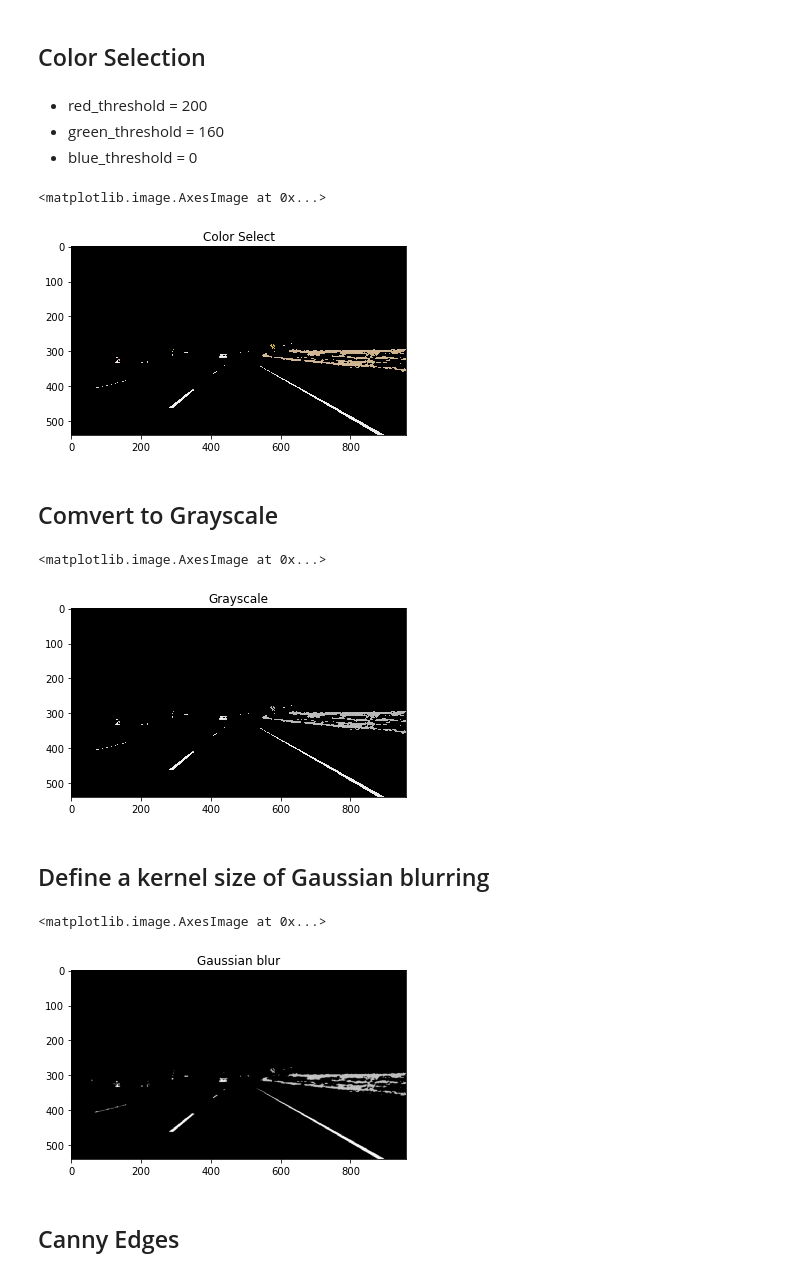
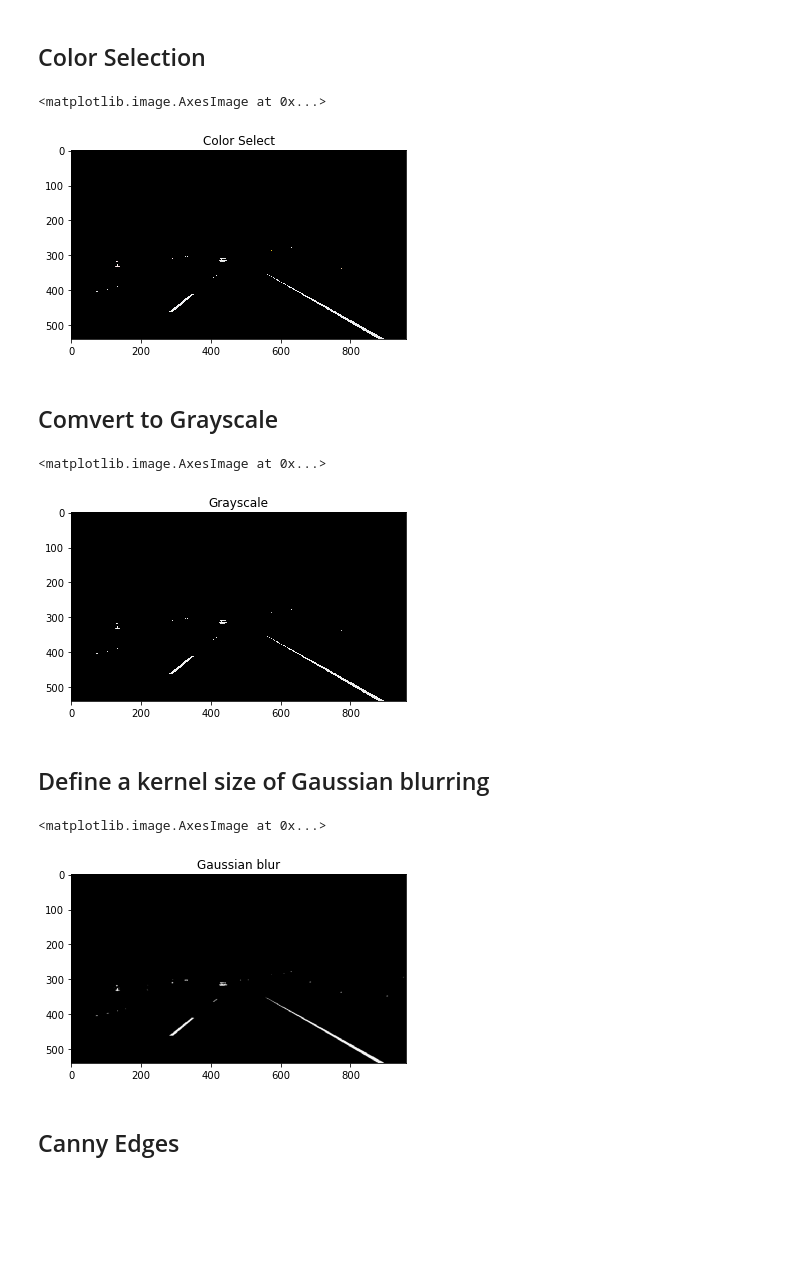
Before and after one commit to kyu-kuanwei/Self-Driving-Car-Computer-Vision, a Jupyter notebook: CarND-LaneLines-P1/P1.ipynb, the cells around one changed output. Drawn from its saved outputs; the diff is of its cells as text; code cells hidden in the pictures; blank space fills up the shorter version.

```diff
--- a/CarND-LaneLines-P1/P1.ipynb
+++ b/CarND-LaneLines-P1/P1.ipynb
@@ -225,22 +130,23 @@ plt.imshow(image1)
 [figure]
 # %% [markdown]
 ## Color Selection
-# %% [markdown]
-- red_threshold = 200
-- green_threshold = 160
-- blue_threshold = 0
 # %%
 color_Select = []
+
+red_threshold = 220
+green_threshold = 180
+blue_threshold = 0
+
 for i in image:
-    temp = helper.colorselect(i)
+    temp = helper.colorselect(i, red_threshold, green_threshold, blue_threshold)
     color_Select.append(temp)
 
 plt.figure()
 plt.title('Color Select')
 plt.imshow(color_Select[0],cmap='gray')
 # %% [output]
 <matplotlib.image.AxesImage at 0x...>
-[figure, old version]
+[figure, new version]
 # %% [markdown]
 ## Comvert to Grayscale
 # %%
@@ -254,7 +160,7 @@ plt.title('Grayscale')
 plt.imshow(gray[0],cmap='gray')
 # %% [output]
 <matplotlib.image.AxesImage at 0x...>
-[figure, old version]
+[figure, new version]
 # %% [markdown]
 ## Define a kernel size of Gaussian blurring
 # %%
@@ -269,7 +175,7 @@ plt.title('Gaussian blur')
 plt.imshow(blur_gray[0],cmap='gray')
 # %% [output]
 <matplotlib.image.AxesImage at 0x...>
-[figure, old version]
+[figure, new version]
 # %% [markdown]
 ## Canny Edges
 # %%
```
Also changed, not shown: parts of 13 cells of this notebook, 7 other files.
